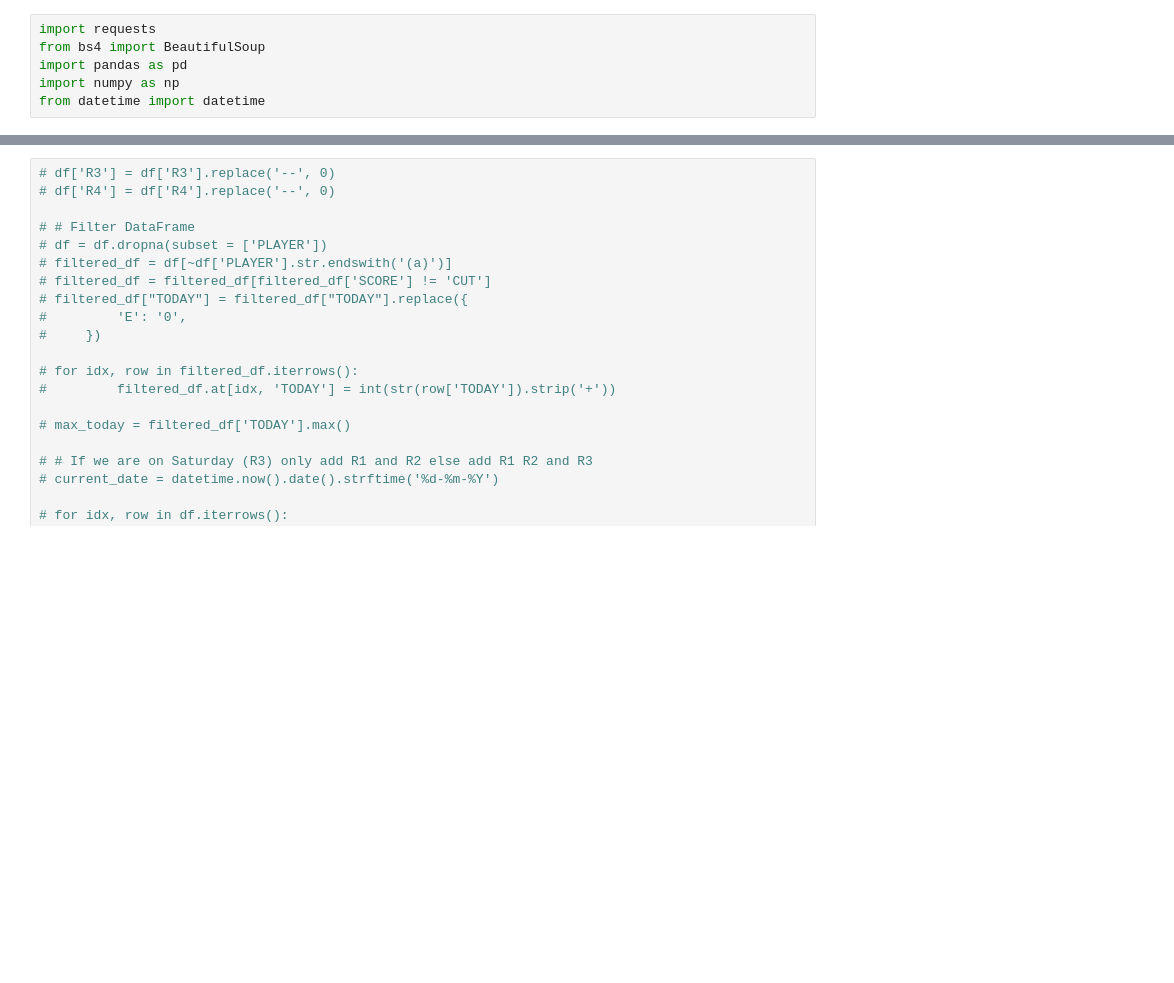
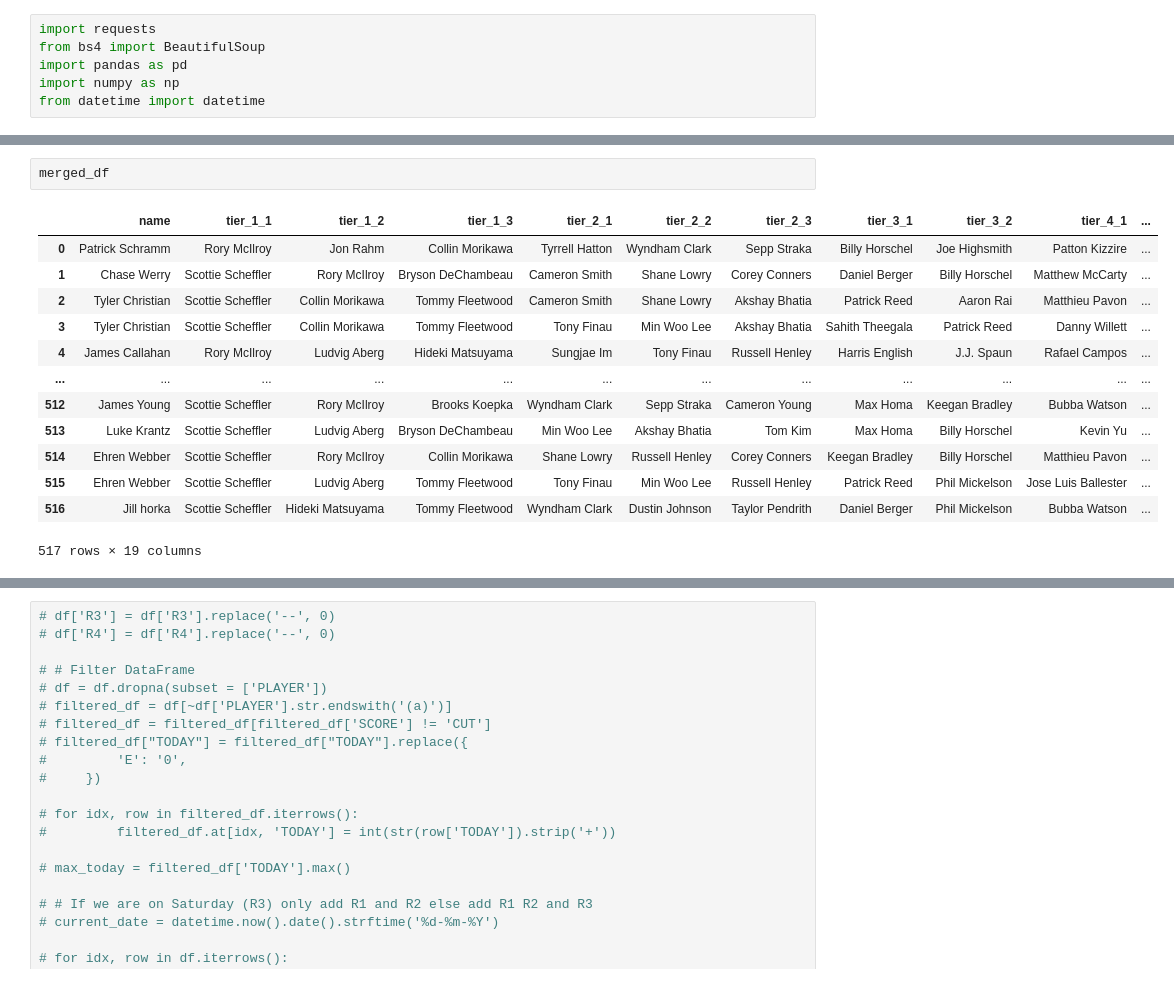
Before and after one commit to jerico-johns/masters, a Jupyter notebook: masters.ipynb, the cells around one changed output, grey strips where cells are left out. Saved outputs shown, nothing was run; the diff lists cells and outputs as text; blank space fills up the shorter version.

```diff
--- a/masters.ipynb
+++ b/masters.ipynb
@@ -121,0 +263,16 @@ df
+# %%
+merged_df
+# %% [output]
+|  | name | tier_1_1 | tier_1_2 | tier_1_3 | tier_2_1 | tier_2_2 | tier_2_3 | tier_3_1 | tier_3_2 | tier_4_1 | ... |
+| 0 | Patrick Schramm | Rory McIlroy | Jon Rahm | Collin Morikawa | Tyrrell Hatton | Wyndham Clark | Sepp Straka | Billy Horschel | Joe Highsmith | Patton Kizzire | ... |
+| 1 | Chase Werry | Scottie Scheffler | Rory McIlroy | Bryson DeChambeau | Cameron Smith | Shane Lowry | Corey Conners | Daniel Berger | Billy Horschel | Matthew McCarty | ... |
+| 2 | Tyler Christian | Scottie Scheffler | Collin Morikawa | Tommy Fleetwood | Cameron Smith | Shane Lowry | Akshay Bhatia | Patrick Reed | Aaron Rai | Matthieu Pavon | ... |
+| 3 | Tyler Christian | Scottie Scheffler | Collin Morikawa | Tommy Fleetwood | Tony Finau | Min Woo Lee | Akshay Bhatia | Sahith Theegala | Patrick Reed | Danny Willett | ... |
+| 4 | James Callahan | Rory McIlroy | Ludvig Aberg | Hideki Matsuyama | Sungjae Im | Tony Finau | Russell Henley | Harris English | J.J. Spaun | Rafael Campos | ... |
+| ... | ... | ... | ... | ... | ... | ... | ... | ... | ... | ... | ... |
+| 512 | James Young | Scottie Scheffler | Rory McIlroy | Brooks Koepka | Wyndham Clark | Sepp Straka | Cameron Young | Max Homa | Keegan Bradley | Bubba Watson | ... |
+| 513 | Luke Krantz | Scottie Scheffler | Ludvig Aberg | Bryson DeChambeau | Min Woo Lee | Akshay Bhatia | Tom Kim | Max Homa | Billy Horschel | Kevin Yu | ... |
+| 514 | Ehren Webber | Scottie Scheffler | Rory McIlroy | Collin Morikawa | Shane Lowry | Russell Henley | Corey Conners | Keegan Bradley | Billy Horschel | Matthieu Pavon | ... |
+| 515 | Ehren Webber | Scottie Scheffler | Ludvig Aberg | Tommy Fleetwood | Tony Finau | Min Woo Lee | Russell Henley | Patrick Reed | Phil Mickelson | Jose Luis Ballester | ... |
+| 516 | Jill horka | Scottie Scheffler | Hideki Matsuyama | Tommy Fleetwood | Wyndham Clark | Dustin Johnson | Taylor Pendrith | Daniel Berger | Phil Mickelson | Bubba Watson | ... |
+517 rows × 19 columns
```
Also changed, not shown: parts of 9 cells of this notebook, 2 other files.
